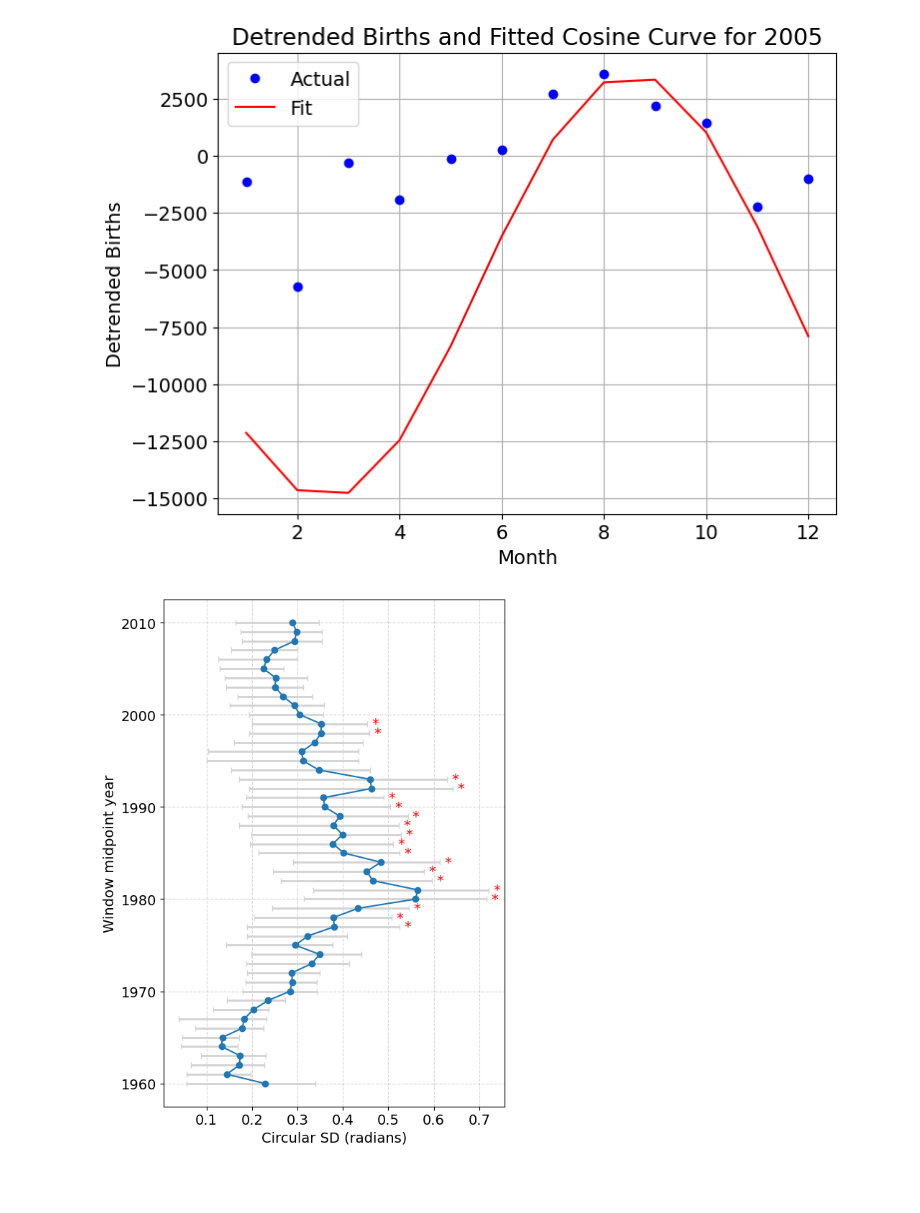
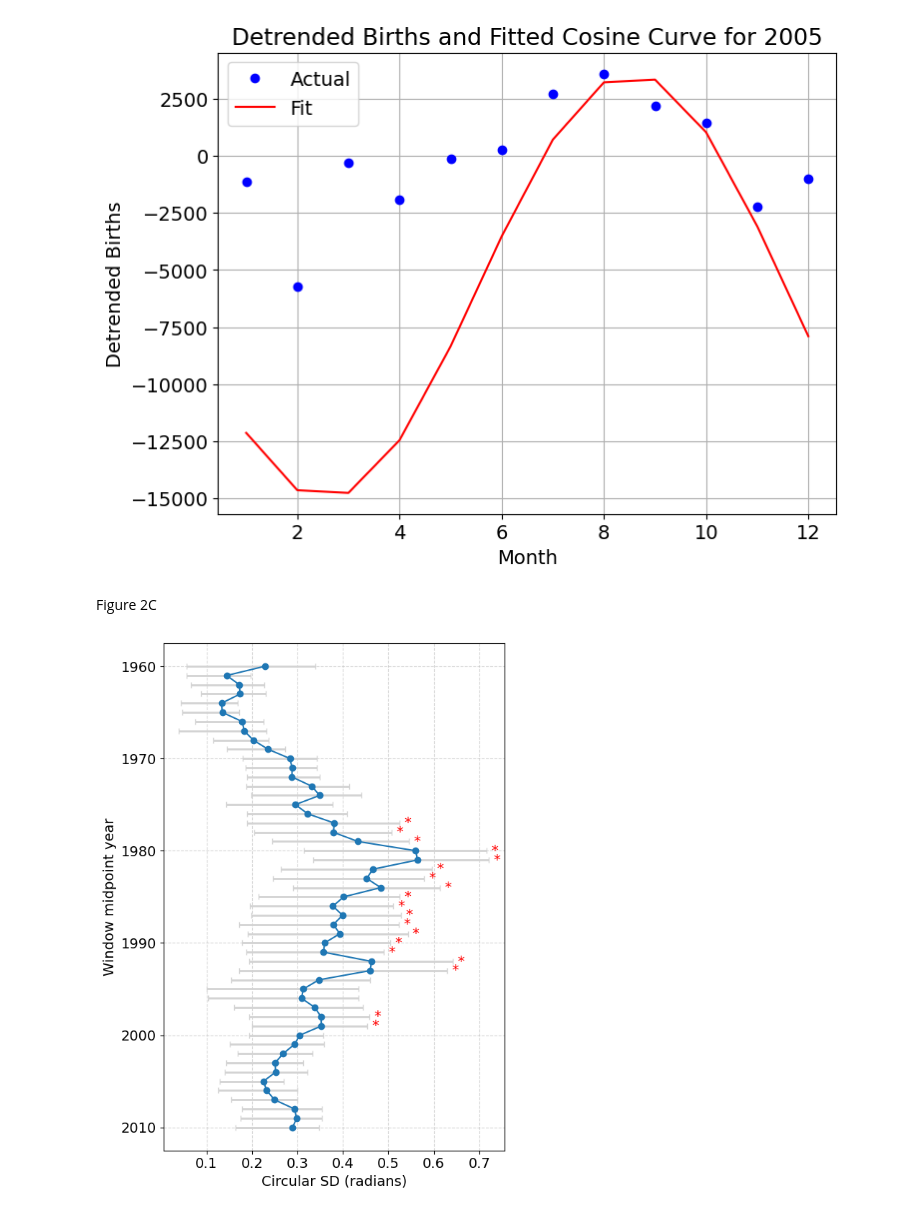
Before and after one commit to comparativechrono/Rephasing-of-Seasonal-Birth-Rates-in-the-United-Kingdom-, a Jupyter notebook: Figures/Figure_2.ipynb, the cells around one changed output. Cells and saved outputs as stored; diff of their text form; code cells hidden in the pictures; blank space fills up the shorter version.

```diff
--- a/Figures/Figure_2.ipynb
+++ b/Figures/Figure_2.ipynb
@@ -190,6 +190,8 @@ for year in plot_years:
 [figure]
 [figure]
 [figure]
+# %% [markdown]
+Figure 2C
 # %%
 import numpy as np
 import matplotlib.pyplot as plt
@@ -286,31 +288,39 @@ fig, ax = plt.subplots(figsize=(6, 8))
 
 # Horizontal errorbar: x = SD, y = midpoint year
 ax.errorbar(
     sds,
     mid_years,
     xerr=[ci_los, ci_his],  # now horizontal errors
     fmt='o-',
     color='tab:blue',
     ecolor='lightgray',
     elinewidth=2,
     capsize=3
 )
 
 # Plot significance asterisks to the right of each point
 for idx in np.where(sig_mask)[0]:
     y = mid_years[idx]
     x = sds[idx]
     xerr = ci_his[idx]
     # place asterisk just beyond the upper CI
     ax.text(x + xerr + 0.01, y, '*', va='center', ha='left', color='red', fontsize=14)
 
 # Labels & grid
 ax.set_ylabel('Window midpoint year')
 ax.set_xlabel('Circular SD (radians)')
 #ax.set_title(f'{window}-year Sliding Window Variability of Peak Phase')
 ax.grid(True, linestyle='--', alpha=0.5)
 
+# Labels & grid
+ax.set_ylabel('Window midpoint year')
+ax.set_xlabel('Circular SD (radians)')
+ax.grid(True, linestyle='--', alpha=0.5)
+
+# Reverse the y-axis direction
+ax.invert_yaxis()           # ← add this line
+
 plt.tight_layout()
 plt.show()
 # %% [output]
-[figure, old version]
+[figure, new version]
```
